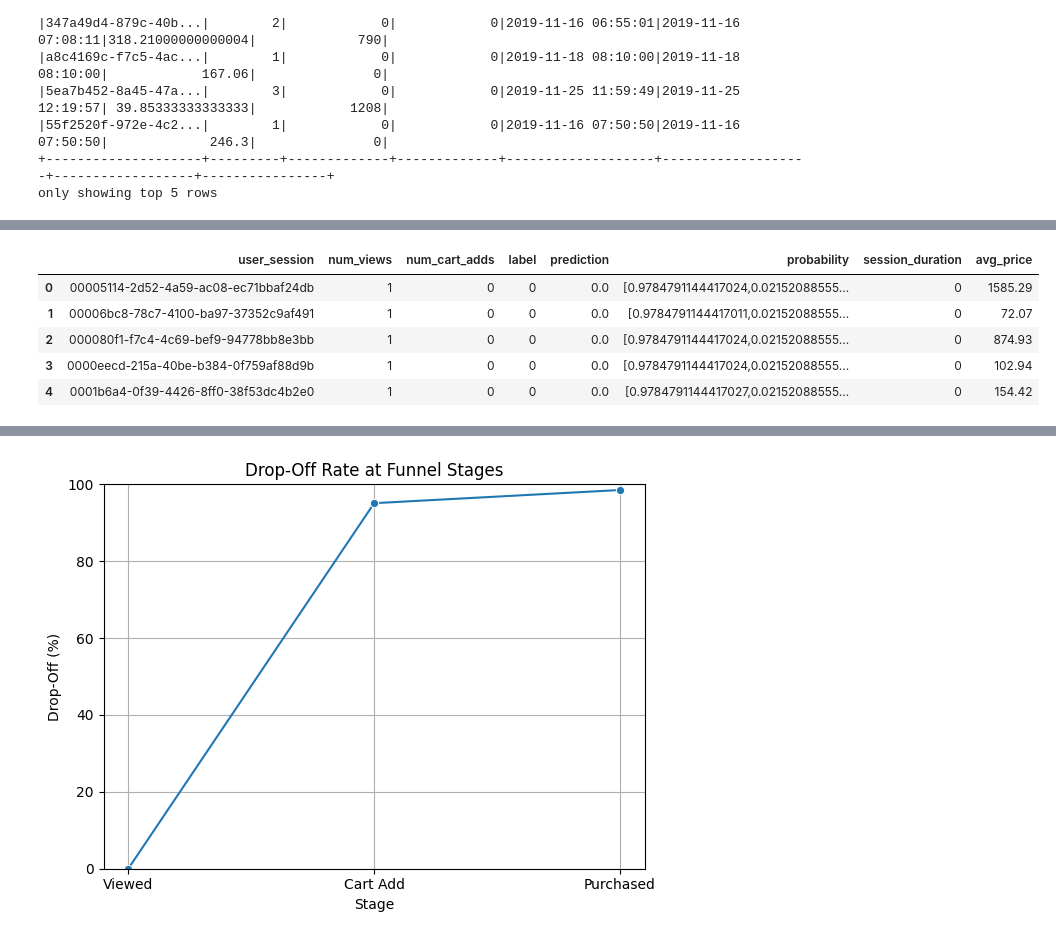
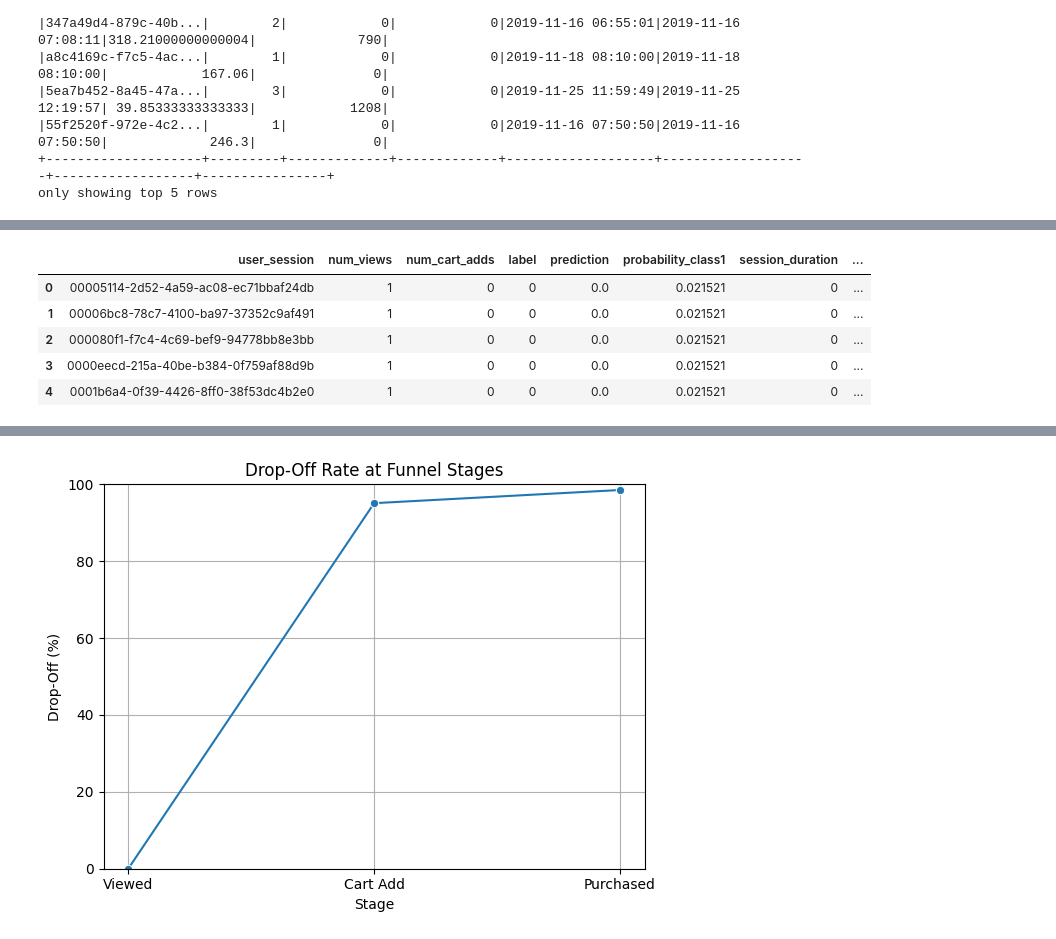
Before and after one commit to shivamAmrutia/ecomm-bigdata-project, a Jupyter notebook: notebooks/exploration1.ipynb, the cells around one changed output, grey strips where cells are left out. Saved outputs shown, nothing was run; the diff lists cells and outputs as text; code cells hidden in the pictures.

Commit message:
save_predictions_modified_and_mlflow_integrated_to_all_models

```diff
--- a/notebooks/exploration1.ipynb
+++ b/notebooks/exploration1.ipynb
@@ -212,18 +198,18 @@ with open("../output/best_params.json", "w") as f:
     json.dump(dic, f)
 # %%
 # Load predictions CSV (adjust path if needed)
-modelname, params = dic["model"].split("_")[0].lower(), dic["params"]
+modelname, params = dic["model"], dic["params"]
 predictions_path = f"../output/{modelname}/{modelname}_{params}/predictions.csv"
 df_predictions = pd.read_csv(predictions_path)
 
 df_predictions.head()
 # %% [output]
-|  | user_session | num_views | num_cart_adds | label | prediction | probability | session_duration | avg_price |
-| 0 | 00005114-2d52-4a59-ac08-ec71bbaf24db | 1 | 0 | 0 | 0.0 | [0.9784791144417024,0.02152088555... | 0 | 1585.29 |
-| 1 | 00006bc8-78c7-4100-ba97-37352c9af491 | 1 | 0 | 0 | 0.0 | [0.9784791144417011,0.02152088555... | 0 | 72.07 |
-| 2 | 000080f1-f7c4-4c69-bef9-94778bb8e3bb | 1 | 0 | 0 | 0.0 | [0.9784791144417024,0.02152088555... | 0 | 874.93 |
-| 3 | 0000eecd-215a-40be-b384-0f759af88d9b | 1 | 0 | 0 | 0.0 | [0.9784791144417024,0.02152088555... | 0 | 102.94 |
-| 4 | 0001b6a4-0f39-4426-8ff0-38f53dc4b2e0 | 1 | 0 | 0 | 0.0 | [0.9784791144417027,0.02152088555... | 0 | 154.42 |
+|  | user_session | num_views | num_cart_adds | label | prediction | probability_class1 | session_duration | ... |
+| 0 | 00005114-2d52-4a59-ac08-ec71bbaf24db | 1 | 0 | 0 | 0.0 | 0.021521 | 0 | ... |
+| 1 | 00006bc8-78c7-4100-ba97-37352c9af491 | 1 | 0 | 0 | 0.0 | 0.021521 | 0 | ... |
+| 2 | 000080f1-f7c4-4c69-bef9-94778bb8e3bb | 1 | 0 | 0 | 0.0 | 0.021521 | 0 | ... |
+| 3 | 0000eecd-215a-40be-b384-0f759af88d9b | 1 | 0 | 0 | 0.0 | 0.021521 | 0 | ... |
+| 4 | 0001b6a4-0f39-4426-8ff0-38f53dc4b2e0 | 1 | 0 | 0 | 0.0 | 0.021521 | 0 | ... |
 # %%
 create_mongo_database(df_predictions.to_dict(orient='records'))
 # %%
```
Also changed, not shown: parts of 3 cells of this notebook, 3 other files.
